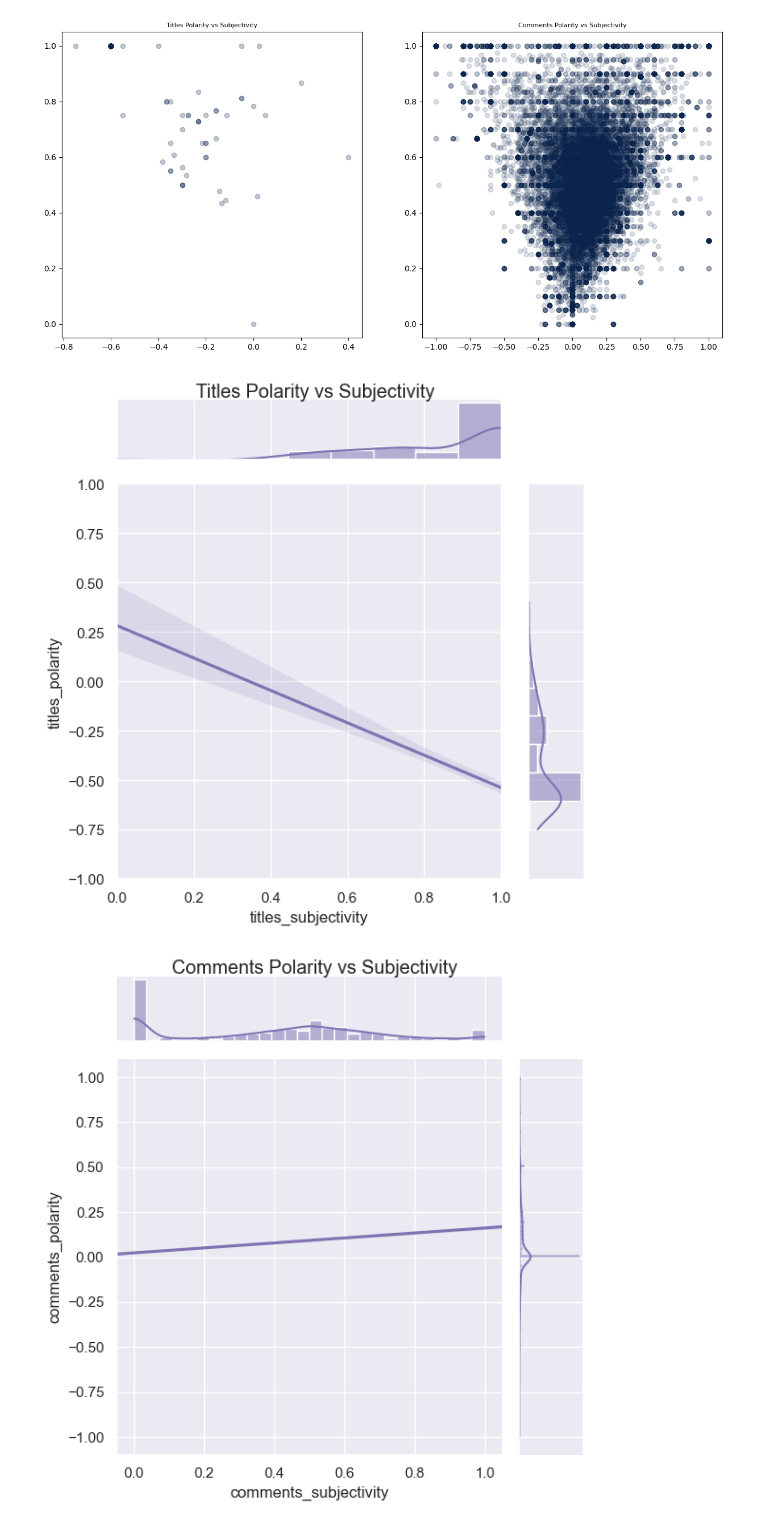
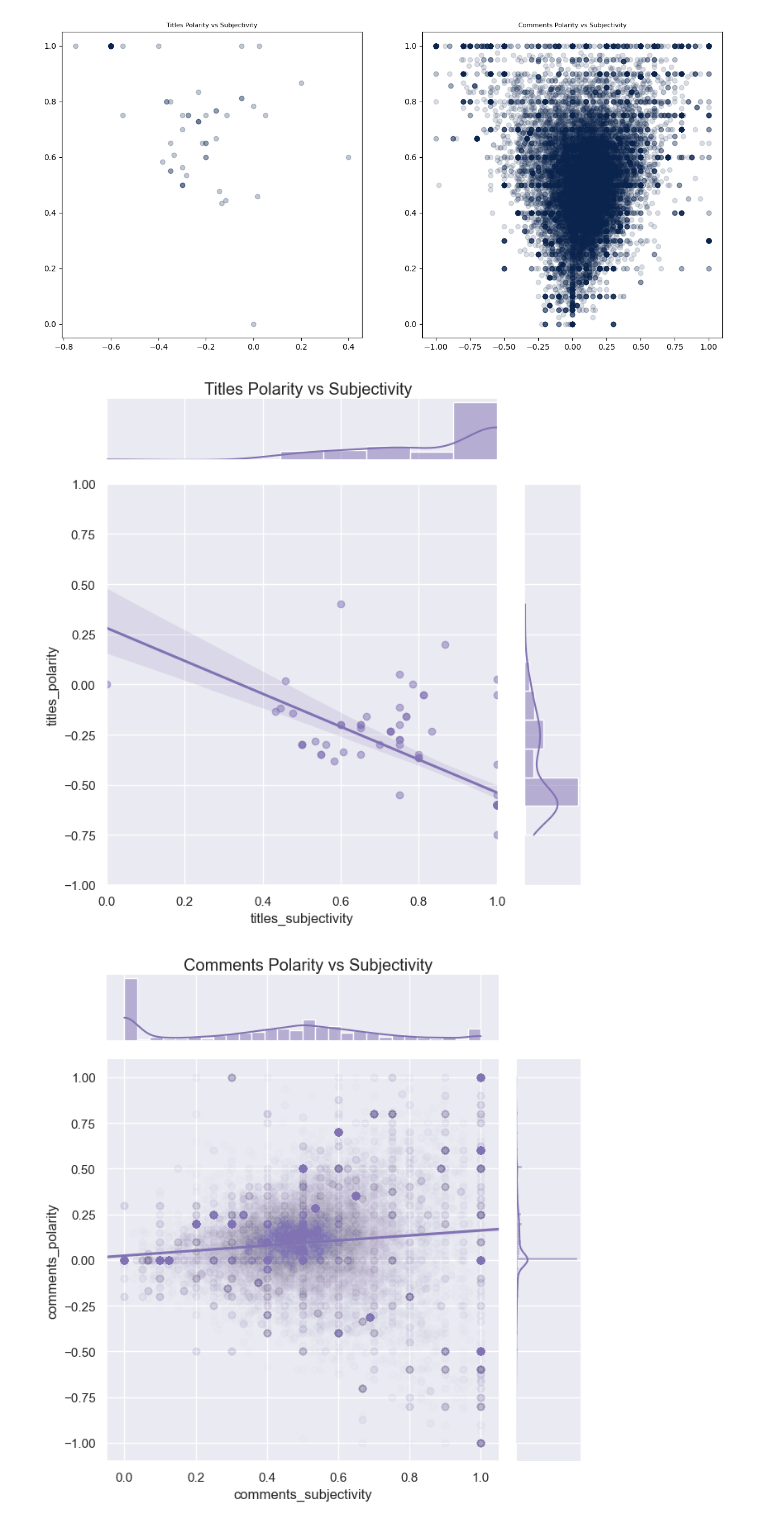
Before and after one commit to RAtul14ApriL/sentimental_analysis, a Jupyter notebook: sentiment_analysis.ipynb, the cells around one changed output. Drawn from its saved outputs; the diff is of its cells as text; code cells hidden in the pictures.

```diff
--- a/sentiment_analysis.ipynb
+++ b/sentiment_analysis.ipynb
@@ -181,16 +179,18 @@ sns.set_theme(style="darkgrid")
 
 g = sns.jointplot(x="titles_subjectivity", y="titles_polarity", data=df_posts, kind="reg", truncate=False, xlim=(0, 1), ylim=(-1,1), color="m",)
 g.fig.suptitle("Titles Polarity vs Subjectivity")
-g.ax_joint.collections[0].set_alpha(0)
+g.ax_joint.collections[0].set_alpha(0.5)
 g.fig.tight_layout()
 g.fig.subplots_adjust(top=0.95)
+g.fig.set_size_inches(7,7)
 # %% [output]
-[figure, old version]
+[figure, new version]
 # %%
 g = sns.jointplot(x="comments_subjectivity", y="comments_polarity", data=df_comments, kind="reg", truncate=False, color="m",)
 g.fig.suptitle("Comments Polarity vs Subjectivity")
-g.ax_joint.collections[0].set_alpha(0)
+g.ax_joint.collections[0].set_alpha(0.01)
 g.fig.tight_layout()
 g.fig.subplots_adjust(top=0.95)
+g.fig.set_size_inches(7,7)
 # %% [output]
-[figure, old version]
+[figure, new version]
```
Also changed, not shown: parts of 3 cells of this notebook.
